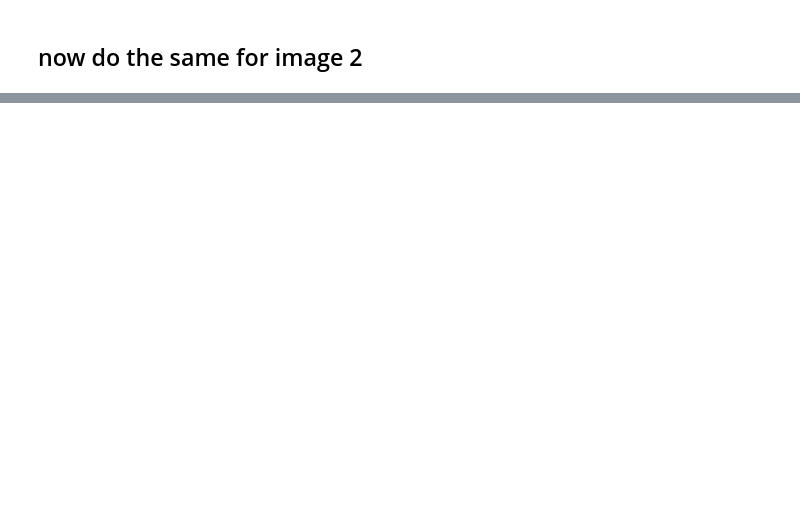
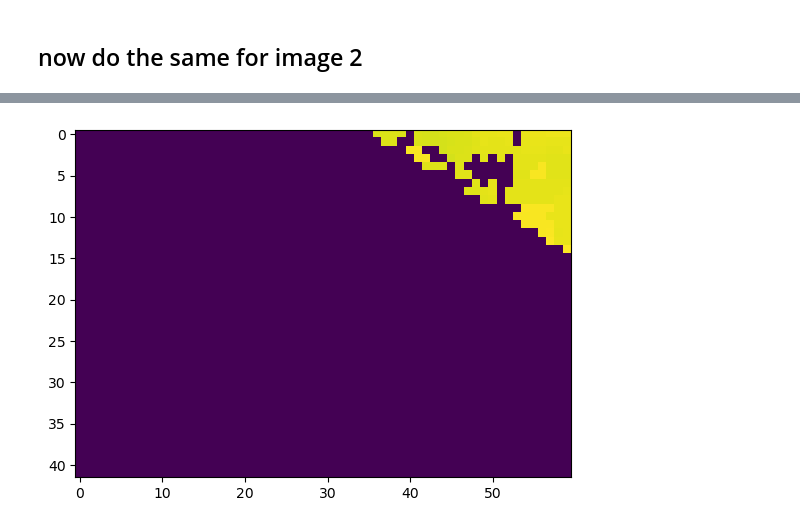
Before and after one commit to phaustin/a448_2024, a Jupyter notebook: notebooks/image_merge.ipynb, the cells around one changed output, grey strips where cells are left out. Cells and saved outputs as stored; diff of their text form; code cells hidden in the pictures; blank space fills up the shorter version.

```diff
--- a/notebooks/image_merge.ipynb
+++ b/notebooks/image_merge.ipynb
@@ -196,0 +213,5 @@ ax2.set_title('image 2');
+# %%
+data2 = np.nan_to_num(image2,nan=0)
+plt.imshow(data2);
+# %% [output]
+[figure, added]
```
Also changed, not shown: parts of 25 cells of this notebook, 3 other files.
